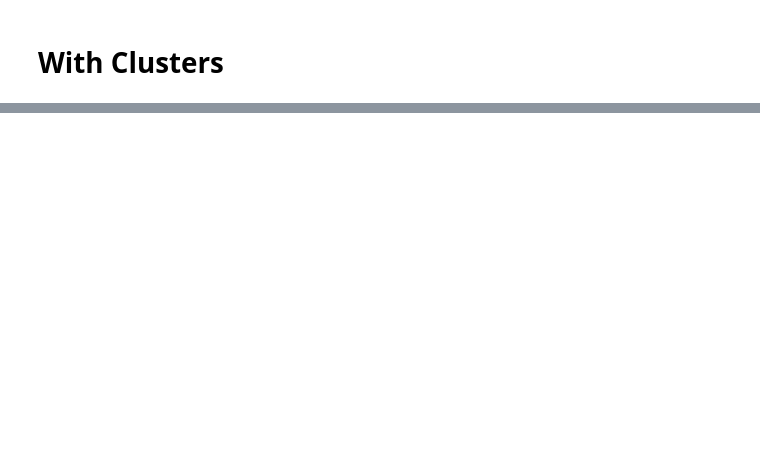
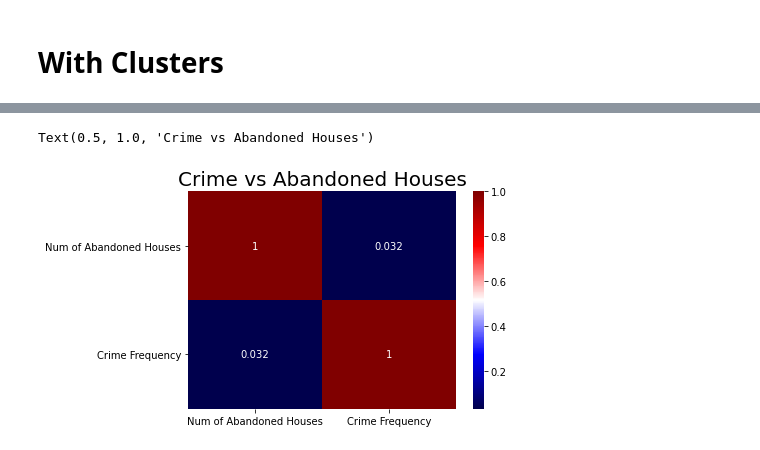
Before and after one commit to duyhho/NSFSCC-Python, a Jupyter notebook: Land Bank/Land Bank-BhuvanVisualization.ipynb, the cells around one changed output, grey strips where cells are left out. Cells and saved outputs as stored; diff of their text form; code cells hidden in the pictures; blank space fills up the shorter version.

```diff
--- a/Land Bank/Land Bank-BhuvanVisualization.ipynb
+++ b/Land Bank/Land Bank-BhuvanVisualization.ipynb
@@ -252,0 +343,7 @@ df_311.head()
+# %%
+crime_freq_corr = master_df[['Num of Abandoned Houses', 'Crime Frequency']].corr()
+sns.heatmap(crime_freq_corr, annot = True, cmap = 'seismic')
+plt.title('Crime vs Abandoned Houses', fontsize = 20) # title with fontsize 20
+# %% [output]
+Text(0.5, 1.0, 'Crime vs Abandoned Houses')
+[figure, added]
```
Also changed, not shown: parts of 14 cells of this notebook, 3 other files.
